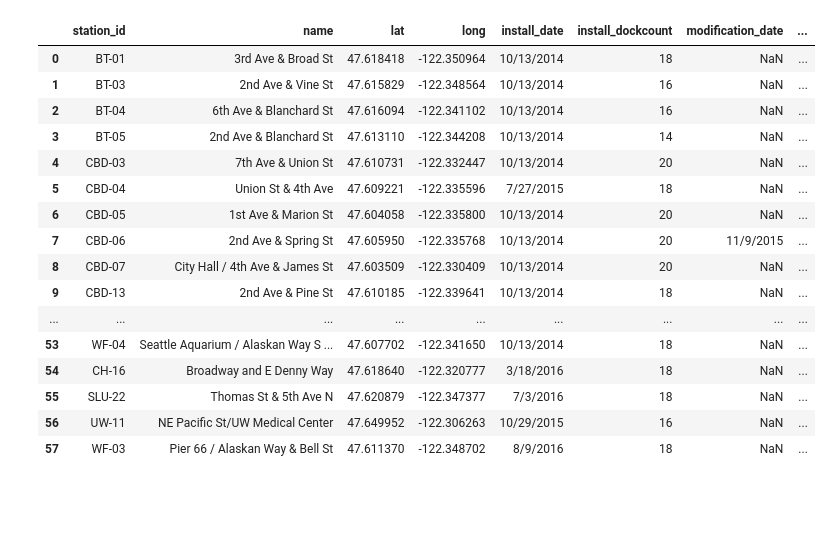
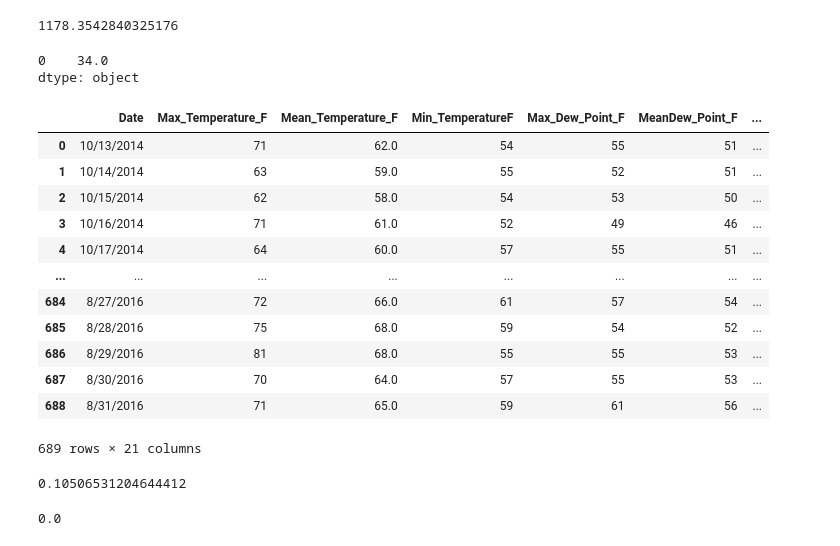
Before and after one commit to NyxofDarkness/data_analysis_using_pandas, a Jupyter notebook: bike-stats.ipynb, the cells around one changed output. Drawn from its saved outputs; the diff is of its cells as text; code cells hidden in the pictures; blank space fills up the shorter version.

```diff
--- a/bike-stats.ipynb
+++ b/bike-stats.ipynb
@@ -8,23 +31,31 @@ import pandas as pd
+# %%
+#What is the average trip duration for a borrowed bicycle?
+trip_duration = trip['tripduration'].mean()
+trip_duration
+# %% [output]
+1178.3542840325176
+# %%
+# What’s the most common age of a bicycle-sharer?
+average_age = trip['birthyear'].mode()
+average_age = 2021 - average_age
+average_age
+# %% [output]
+0    34.0
+dtype: object
 # %%
-# weather = pd.read_csv("csv/weather.csv")
-# weather
-station = pd.read_csv("csv/station.csv")
-station
+weather = pd.read_csv("./csv/weather.csv")
+weather
 # %% [output]
-|  | station_id | name | lat | long | install_date | install_dockcount | modification_date | ... |
-| 0 | BT-01 | 3rd Ave & Broad St | 47.618418 | -122.350964 | 10/13/2014 | 18 | NaN | ... |
-| 1 | BT-03 | 2nd Ave & Vine St | 47.615829 | -122.348564 | 10/13/2014 | 16 | NaN | ... |
-| 2 | BT-04 | 6th Ave & Blanchard St | 47.616094 | -122.341102 | 10/13/2014 | 16 | NaN | ... |
-| 3 | BT-05 | 2nd Ave & Blanchard St | 47.613110 | -122.344208 | 10/13/2014 | 14 | NaN | ... |
-| 4 | CBD-03 | 7th Ave & Union St | 47.610731 | -122.332447 | 10/13/2014 | 20 | NaN | ... |
-| 5 | CBD-04 | Union St & 4th Ave | 47.609221 | -122.335596 | 7/27/2015 | 18 | NaN | ... |
-| 6 | CBD-05 | 1st Ave & Marion St | 47.604058 | -122.335800 | 10/13/2014 | 20 | NaN | ... |
-| 7 | CBD-06 | 2nd Ave & Spring St | 47.605950 | -122.335768 | 10/13/2014 | 20 | 11/9/2015 | ... |
-| 8 | CBD-07 | City Hall / 4th Ave & James St | 47.603509 | -122.330409 | 10/13/2014 | 20 | NaN | ... |
-| 9 | CBD-13 | 2nd Ave & Pine St | 47.610185 | -122.339641 | 10/13/2014 | 18 | NaN | ... |
-| ... | ... | ... | ... | ... | ... | ... | ... | ... |
-| 53 | WF-04 | Seattle Aquarium / Alaskan Way S ... | 47.607702 | -122.341650 | 10/13/2014 | 18 | NaN | ... |
-| 54 | CH-16 | Broadway and E Denny Way | 47.618640 | -122.320777 | 3/18/2016 | 18 | NaN | ... |
-| 55 | SLU-22 | Thomas St & 5th Ave N | 47.620879 | -122.347377 | 7/3/2016 | 18 | NaN | ... |
-| 56 | UW-11 | NE Pacific St/UW Medical Center | 47.649952 | -122.306263 | 10/29/2015 | 16 | NaN | ... |
-| 57 | WF-03 | Pier 66 / Alaskan Way & Bell St | 47.611370 | -122.348702 | 8/9/2016 | 18 | NaN | ... |
+|  | Date | Max_Temperature_F | Mean_Temperature_F | Min_TemperatureF | Max_Dew_Point_F | MeanDew_Point_F | ... |
+| 0 | 10/13/2014 | 71 | 62.0 | 54 | 55 | 51 | ... |
+| 1 | 10/14/2014 | 63 | 59.0 | 55 | 52 | 51 | ... |
+| 2 | 10/15/2014 | 62 | 58.0 | 54 | 53 | 50 | ... |
+| 3 | 10/16/2014 | 71 | 61.0 | 52 | 49 | 46 | ... |
+| 4 | 10/17/2014 | 64 | 60.0 | 57 | 55 | 51 | ... |
+| ... | ... | ... | ... | ... | ... | ... | ... |
+| 684 | 8/27/2016 | 72 | 66.0 | 61 | 57 | 54 | ... |
+| 685 | 8/28/2016 | 75 | 68.0 | 59 | 54 | 52 | ... |
+| 686 | 8/29/2016 | 81 | 68.0 | 55 | 55 | 53 | ... |
+| 687 | 8/30/2016 | 70 | 64.0 | 57 | 55 | 53 | ... |
+| 688 | 8/31/2016 | 71 | 65.0 | 59 | 61 | 56 | ... |
+689 rows × 21 columns
@@ -35,2 +62,11 @@ station
 # %%
 # Given all the weather data here, find the average precipitation per month, and the median precipitation.
+average_precip = weather['Precipitation_In'].mean()
+average_precip
+# %% [output]
+0.10506531204644412
+# %%
+median_precip = weather['Precipitation_In'].median()
+median_precip
+# %% [output]
+0.0
```
Also changed, not shown: parts of 13 cells of this notebook, 1 other file.
